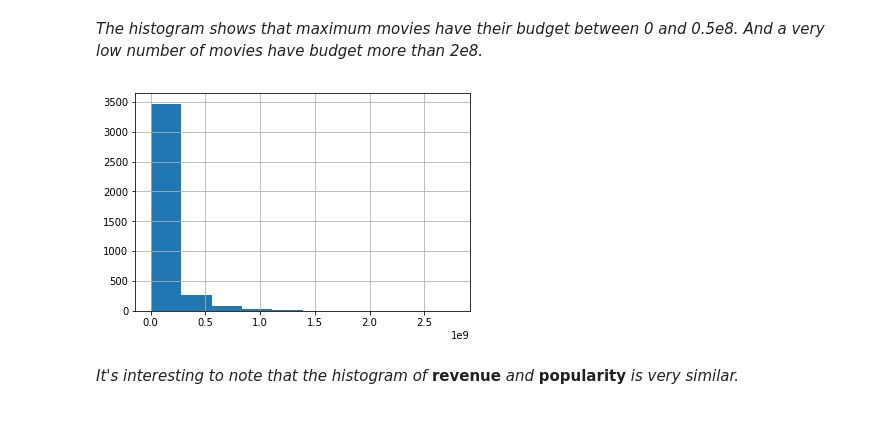
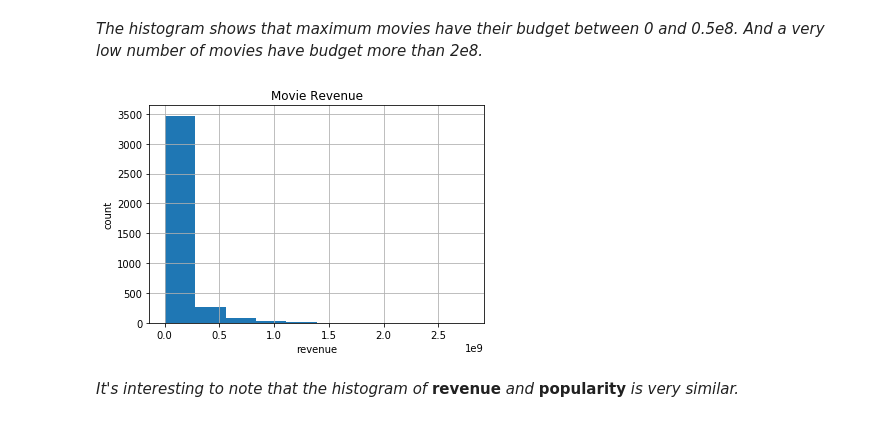
Before and after one commit to vishwesh5/Udacity-Courses, a Jupyter notebook: Machine-Learning-Foundation-Nanodegree/Investigate-a-dataset/investigate-a-dataset-template.ipynb, the cells around one changed output. Cells and saved outputs as stored; diff of their text form; code cells hidden in the pictures.

```diff
--- a/Machine-Learning-Foundation-Nanodegree/Investigate-a-dataset/investigate-a-dataset-template.ipynb
+++ b/Machine-Learning-Foundation-Nanodegree/Investigate-a-dataset/investigate-a-dataset-template.ipynb
@@ -238,8 +246,12 @@ dataset['budget'].hist();
 # %% [markdown]
 *The histogram shows that maximum movies have their budget between 0 and 0.5e8. And a very low number of movies have budget more than 2e8.*
-# %%
-dataset['revenue'].hist();
-# %% [output]
-[figure, removed]
+# %%
+dataset['revenue'].hist();
+plt.xlabel("revenue")
+plt.ylabel("count")
+plt.title("Movie Revenue")
+plt.show()
+# %% [output]
+[figure, added]
 # %% [markdown]
 *It's interesting to note that the histogram of* **revenue** *and* **popularity** *is very similar.*
```
Also changed, not shown: parts of 21 cells of this notebook, 2 other files.
